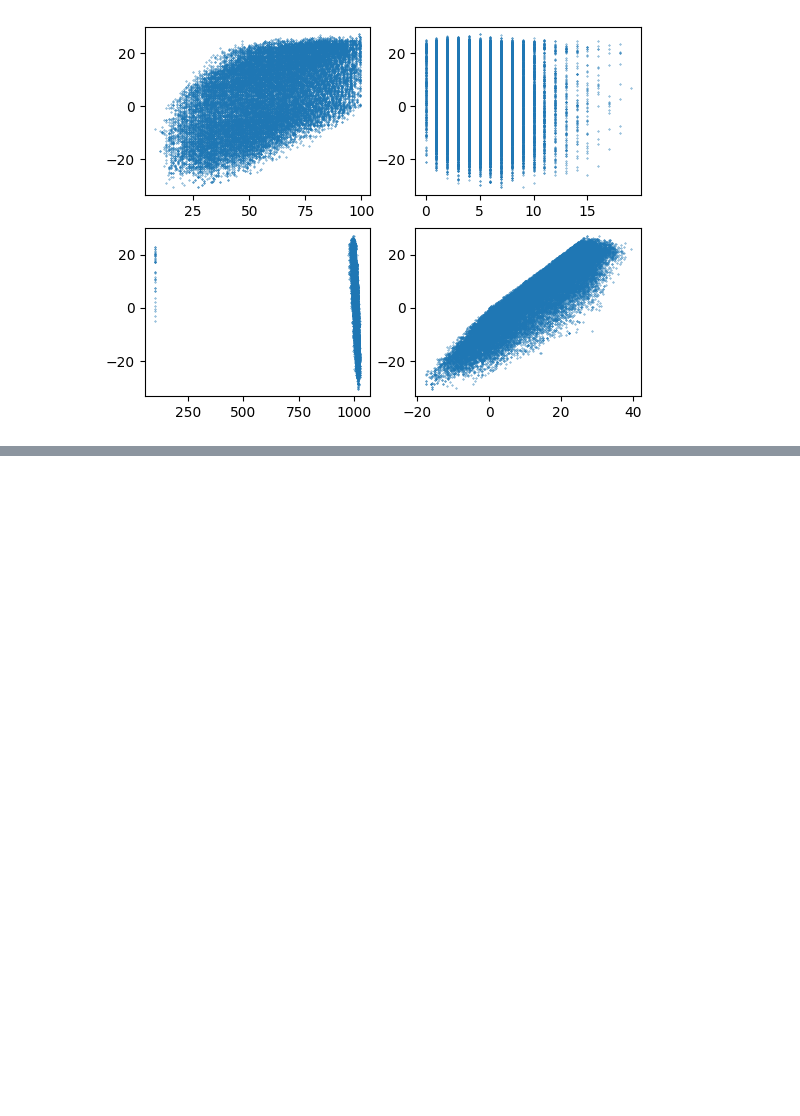
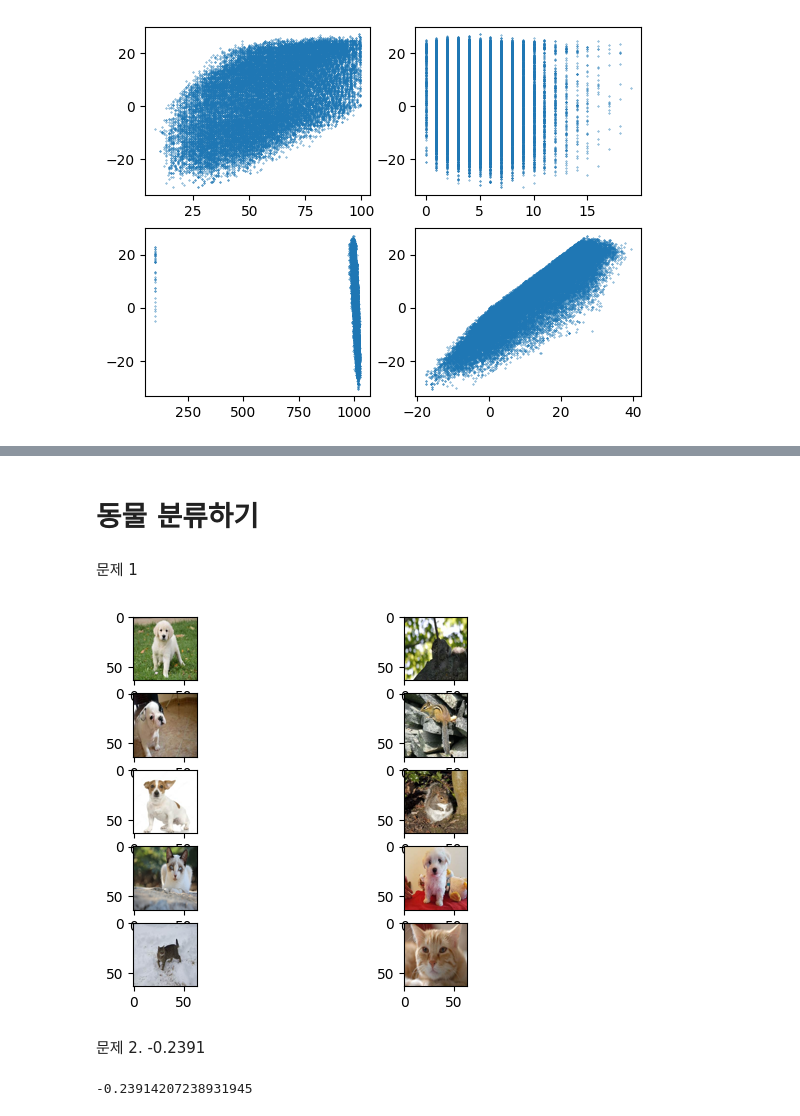
Before and after one commit to sehyeon518/2022-2nd-semester, a Jupyter notebook: DataScience/midterm/20213043_이세현.ipynb, the cells around one changed output, grey strips where cells are left out. Cells and saved outputs as stored; diff of their text form; code cells hidden in the pictures; blank space fills up the shorter version.

```diff
--- a/DataScience/midterm/20213043_이세현.ipynb
+++ b/DataScience/midterm/20213043_이세현.ipynb
@@ -67,0 +109,23 @@ humidity + wind + pressure + temperature
+# %% [markdown]
+# 동물 분류하기
+# %% [markdown]
+문제 1
+# %%
+import pickle
+import matplotlib.pyplot as plt
+
+data = pickle.load(open("mid_animal_data_pub.pkl", "rb"))
+for i in range(10):
+    plt.subplot(5, 2, i+1)
+    plt.imshow(data['test1_images'][i])
+# %% [output]
+[figure, added]
+# %% [markdown]
+문제 2. -0.2391
+# %%
+def cosine(a, b):
+    return (a*b).sum() / ( ((a*a).sum() * (b*b).sum()) ** 0.5 )
+
+cosine(data['train_vectors'][0], data['test1_vectors'][1])
+# %% [output]
+-0.23914207238931945
```
Also changed, not shown: parts of 25 cells of this notebook.
